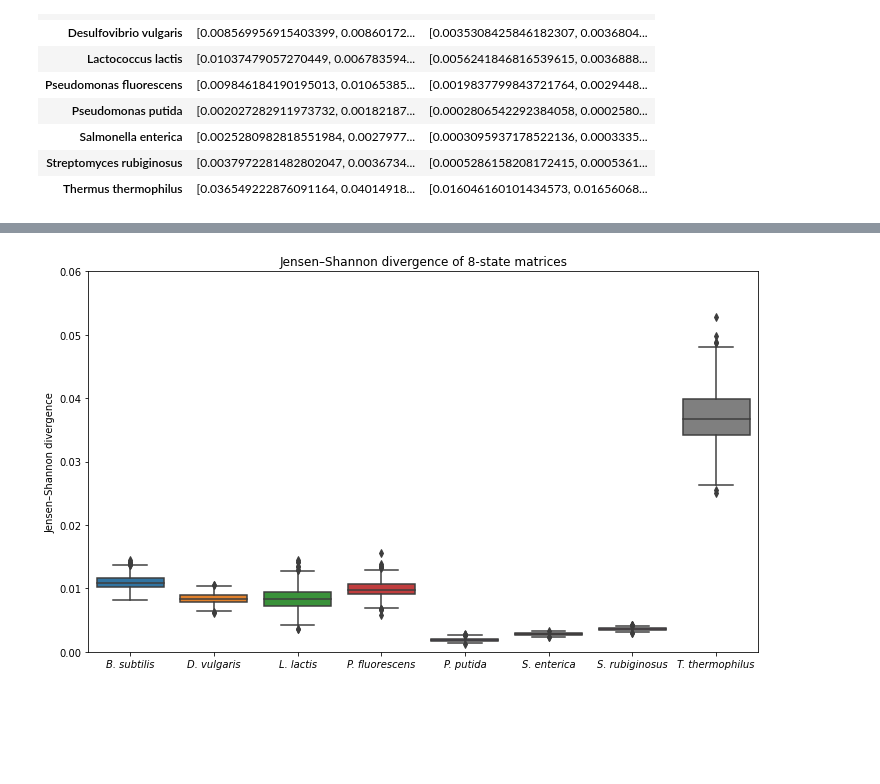
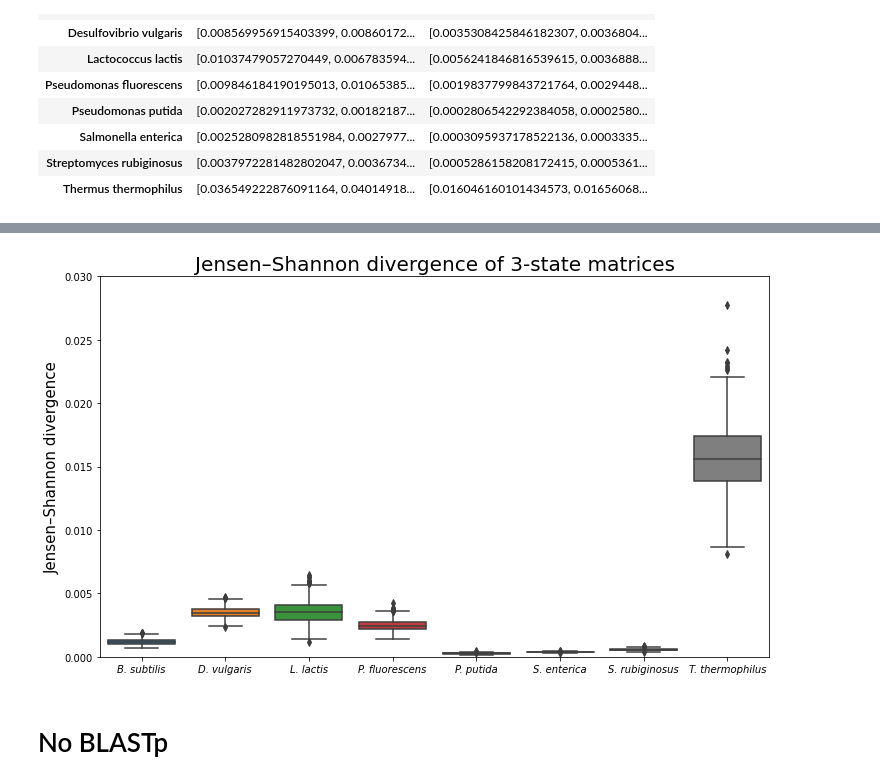
Before and after one commit to alibekk93/project-protein_folding_distances, a Jupyter notebook: SS_and_expression_systems_v3.ipynb, the cells around one changed output, grey strips where cells are left out. Cells and saved outputs as stored; diff of their text form; code cells hidden in the pictures; blank space fills up the shorter version.

```diff
--- a/SS_and_expression_systems_v3.ipynb
+++ b/SS_and_expression_systems_v3.ipynb
@@ -446,6 +426,8 @@ files.download('protein_SS_df.pkl')
 # Matrix comparison
 # %% [markdown]
 We will calculate [Jensen–Shannon divergence](https://en.wikipedia.org/wiki/Jensen%E2%80%93Shannon_divergence) for each Protein origin species between matrices with "native" and *E. coli* Expression systems
+# %%
+protein_SS_df = pd.read_pickle('/content/project-protein_folding_distances/results/protein_SS_df.pkl')
 # %%
 def calculate_JS_matrix(matrix1, matrix2):
   matrix1 = (matrix1) / (matrix1).values.sum()
@@ -750,7 +735,7 @@ We can also estimate confidence intervals (CI) for each JS divergence that we ca
 # %%
 n = 1000
 
-for i, species in enumerate(['Streptomyces rubiginosus']):
+for i, species in enumerate(species_names):
   print(i+1, ':', species)
   name = species.replace(' ', '_') + '_resampledJSDs.npy'
   l = len(protein_SS_df.loc[species, 'AA_native'])
@@ -806,16 +808,18 @@ ci_df_long.to_pickle('ci_df_long.pkl')
 # %%
 fig, ax = plt.subplots(figsize = (12, 7))
-fig = sns.boxplot(data=ci_df_long, x='Species', y='JSD8_range')
+fig = sns.boxplot(data=ci_df_long, x='Species', y='JSD3_range')
 fig.set_xlabel('')
-fig.set_ylabel('Jensen–Shannon divergence')
-fig.set_title('Jensen–Shannon divergence of 8-state matrices')
+fig.set_ylabel('Jensen–Shannon divergence', size=15)
+fig.set_title('Jensen–Shannon divergence of 3-state matrices', size=20)
 fig.set_xticklabels(species_names_veryshort, style = 'italic')
 
-plt.ylim([0,0.06])
+plt.ylim([0,0.03])
 
-ax.get_figure().savefig('08_JSD8_boxplot.png')
-files.download('08_JSD8_boxplot.png')
+ax.get_figure().savefig('08_JSD3_boxplot.png')
+files.download('08_JSD3_boxplot.png')
 # %% [output]
 [interactive output not drawn]
 [interactive output not drawn]
-[figure, old version]
+[figure, new version]
+# %% [markdown]
+# No BLASTp
```
Also changed, not shown: parts of 13 cells of this notebook.
